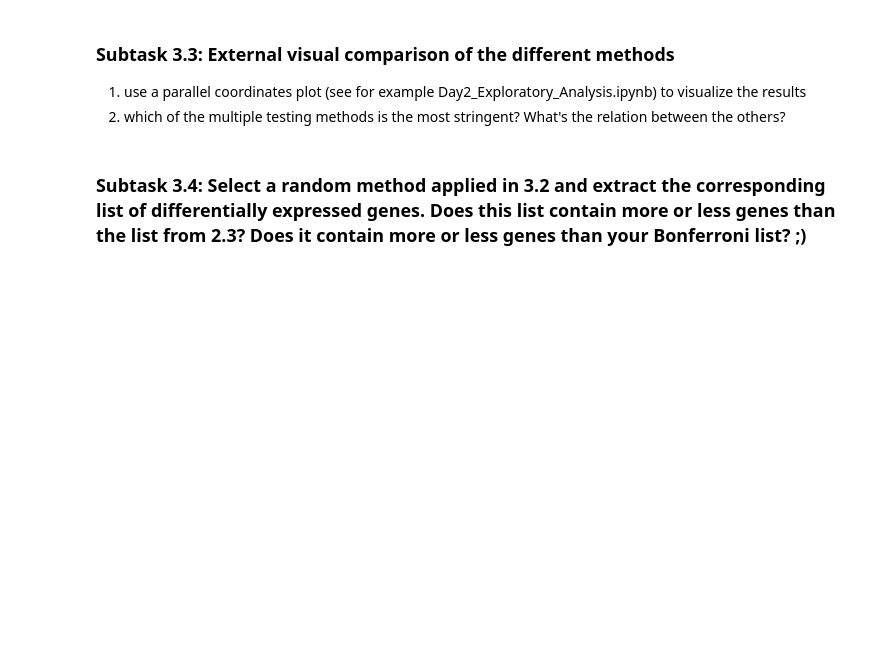
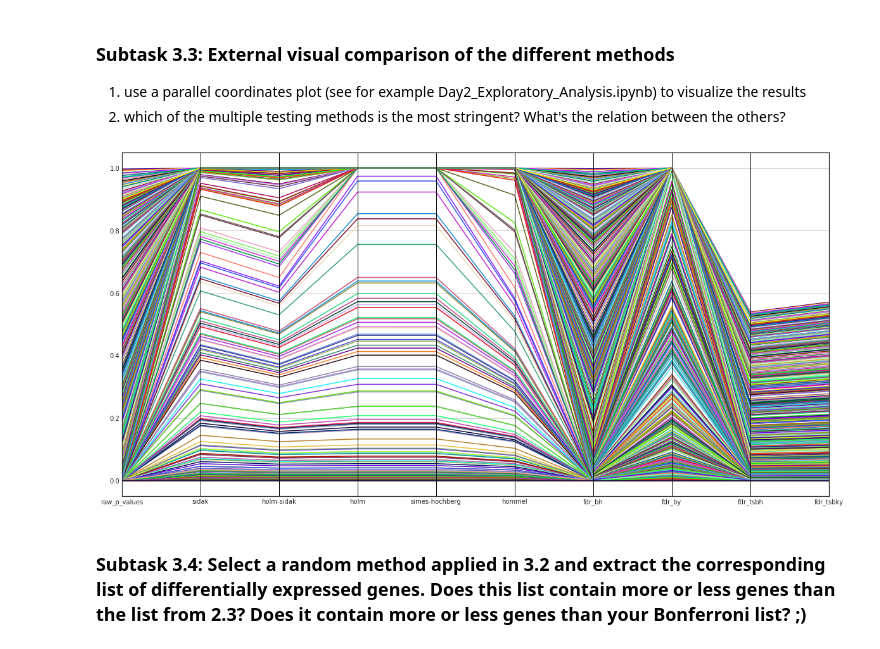
Before and after one commit to TrisKast/DataScience-Bioinformatics, a Jupyter notebook: notebooks/Day56_DE_Analysis.ipynb, the cells around one changed output. Drawn from its saved outputs; the diff is of its cells as text; code cells hidden in the pictures; blank space fills up the shorter version.

```diff
--- a/notebooks/Day56_DE_Analysis.ipynb
+++ b/notebooks/Day56_DE_Analysis.ipynb
@@ -339,3 +335,12 @@ http://statsmodels.sourceforge.net/stable/stats.html#multiple-tests-and-multiple
 #### How many differentially expressed gene do you get?
 # %% [markdown]
 ### Subtask 3.2: Apply all multiple testing procedures you can get your hands on (except Bonferroni; now you should use statsmodels) to your uncorrected p-values and store the results in one (!) dataframe.
+# %%
+correction_methods = ['sidak', 'holm-sidak', 'holm', 'simes-hochberg', 'hommel', 'fdr_bh', 'fdr_by', 'fdr_tsbh', 'fdr_tsbky']
+
+pvalues_frame = pd.DataFrame(pvalues_ttest)
+pvalues_frame.columns = ['raw_p_values']
+
+for method in correction_methods:
+    rej, corrected_p_values, _, _ = multitest.multipletests(pvalues_ttest, alpha=0.05, method=method)
+    pvalues_frame[method] = corrected_p_values
@@ -343,5 +372,30 @@ http://statsmodels.sourceforge.net/stable/stats.html#multiple-tests-and-multiple
 ### Subtask 3.3: External visual comparison of the different methods
 1) use a parallel coordinates plot (see for example Day2_Exploratory_Analysis.ipynb) to visualize the results<br>
 2) which of the multiple testing methods is the most stringent? What's the relation between the others? <br>
+# %%
+pvalues_frame = pvalues_frame.reset_index()
+
+
+with sns.axes_style('white'):
+    fig, ax1 = plt.subplots(1, figsize=(20, 10), sharey=True)
+    # plot parallel coordinates - needs column containing the categories for coloring -> reset index required
+    # Insert your code here
+
+
+    parallel_coordinates(pvalues_frame.dropna().iloc[::20], 'Gene.1', ax = ax1)
+
+    # fix label rotation
+    #labels1 = ax1.get_xmajorticklabels()
+    #ax1.set_xticklabels(labels1, rotation=90)
+
+
+    # fix legend
+    ax1.legend().set_visible(False)
+    #lines = ax1.legend().get_lines()
+    #labels = [t.get_text() for t in ax1.legend().get_texts()]
+    #plt.legend(lines, labels, loc = 'lower center', bbox_to_anchor = (0,-0.45,1,1),
+    #           bbox_transform = plt.gcf().transFigure, ncol=10)
+# %% [output]
+[figure, added]
 # %% [markdown]
 ### Subtask 3.4: Select a random method applied in 3.2 and extract the corresponding list of differentially expressed genes. Does this list contain more or less genes than the list from 2.3? Does it contain more or less genes than your Bonferroni list? ;)
```
Also changed, not shown: parts of 22 cells of this notebook, 13 other files.
